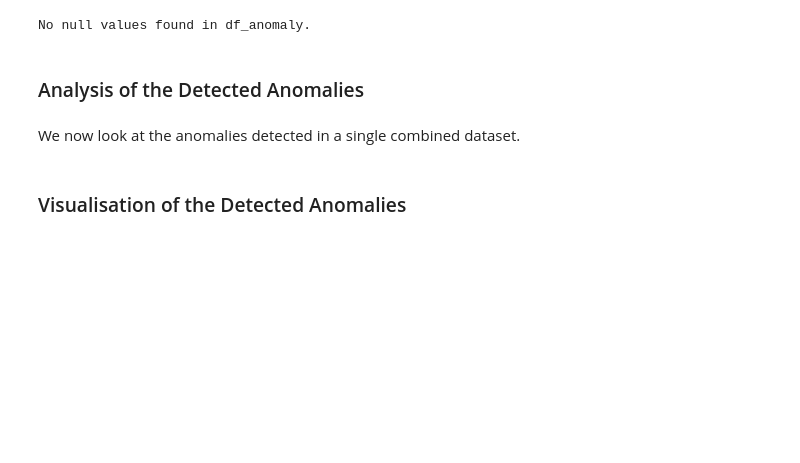
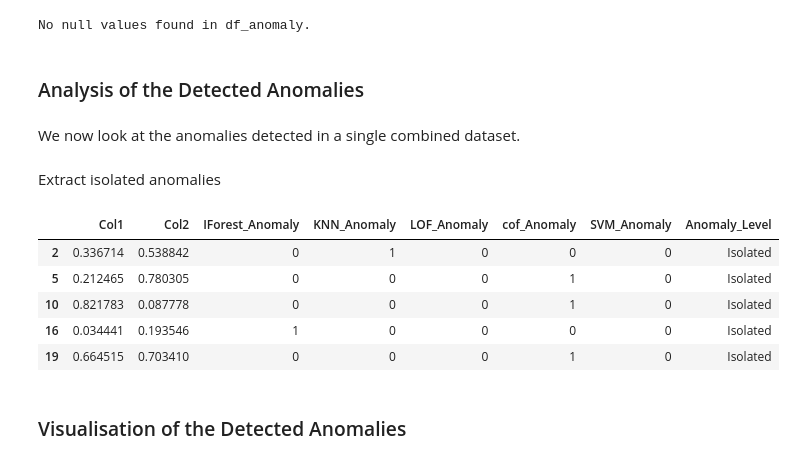
Before and after one commit to rhyslwells/ML_Tools, a Jupyter notebook: Explorations/Preprocess/Outliers/Pycaret_Anomaly.ipynb, the cells around one changed output. Cells and saved outputs as stored; diff of their text form; code cells hidden in the pictures; blank space fills up the shorter version.

```diff
--- a/Explorations/Preprocess/Outliers/Pycaret_Anomaly.ipynb
+++ b/Explorations/Preprocess/Outliers/Pycaret_Anomaly.ipynb
@@ -70,3 +116,16 @@ No null values found in df_anomaly.
+# %%
+# Define categorical labels for anomalies
+def anomaly_label(score):
+    if score == 1:
+        return "Isolated"
+    elif score == 0:
+        return "None"
+    elif score == len(anomaly_cols):
+        return "All Methods Detected"
+    else:
+        return "Partial"
+
+df['Anomaly_Level'] = df[anomaly_cols].sum(axis=1).apply(anomaly_label)
 # %% [markdown]
 ### Analysis of the Detected Anomalies
 # %% [markdown]
@@ -92,0 +152,21 @@ plt.show()
+# %%
+# Extract Partial Anomalies and Isolated Anomalies
+df_partial_isolated = df[df['Anomaly_Level'].isin(['Partial', 'Isolated'])]
+
+# Display the first few rows
+# df_partial_isolated.head()
+
+# Get the shape (number of rows, columns)
+# df_partial_isolated.shape (57)
+# %% [markdown]
+Extract isolated anomalies
+# %%
+isolated_anomalies = df_partial_isolated[df_partial_isolated["Anomaly_Level"] == "Isolated"].copy()
+isolated_anomalies.head()
+# %% [output]
+|  | Col1 | Col2 | IForest_Anomaly | KNN_Anomaly | LOF_Anomaly | cof_Anomaly | SVM_Anomaly | Anomaly_Level |
+| 2 | 0.336714 | 0.538842 | 0 | 1 | 0 | 0 | 0 | Isolated |
+| 5 | 0.212465 | 0.780305 | 0 | 0 | 0 | 1 | 0 | Isolated |
+| 10 | 0.821783 | 0.087778 | 0 | 0 | 0 | 1 | 0 | Isolated |
+| 16 | 0.034441 | 0.193546 | 1 | 0 | 0 | 0 | 0 | Isolated |
+| 19 | 0.664515 | 0.703410 | 0 | 0 | 0 | 1 | 0 | Isolated |
```
Also changed, not shown: parts of 23 cells of this notebook, 2 other files.
